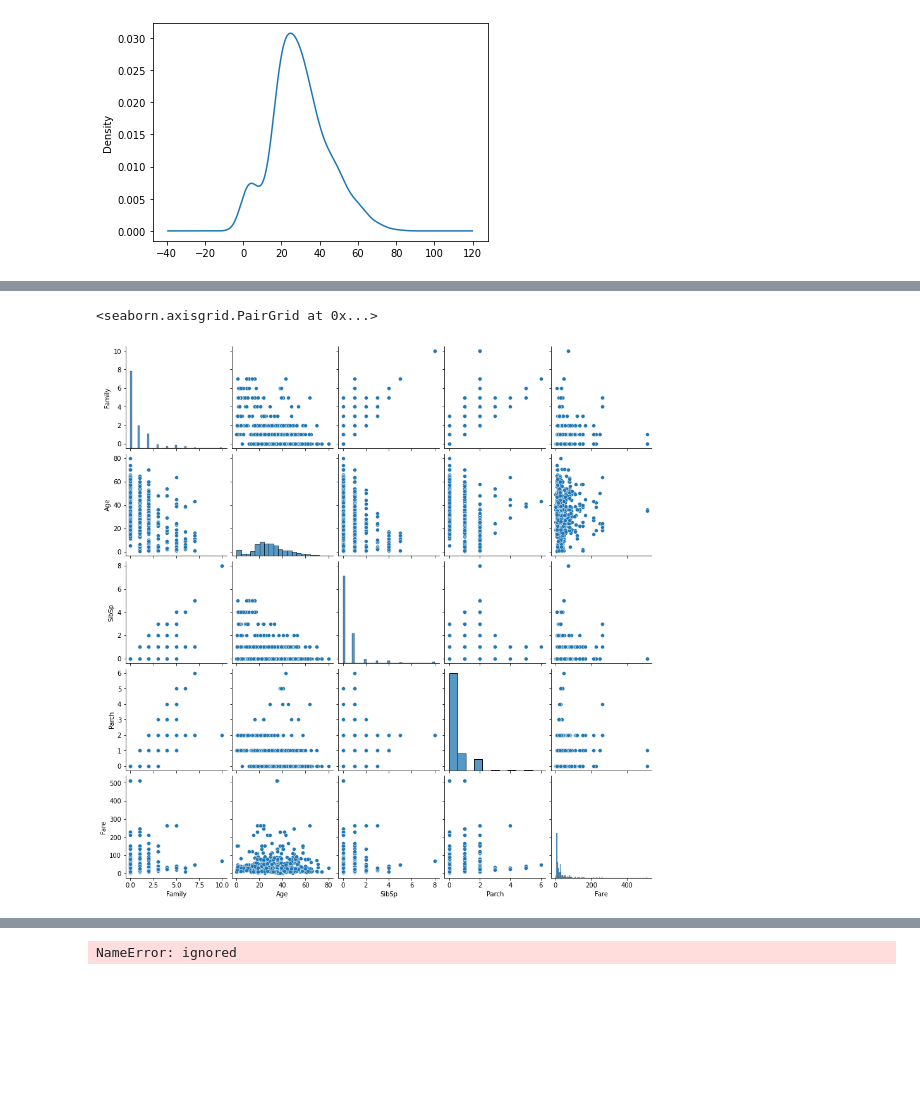
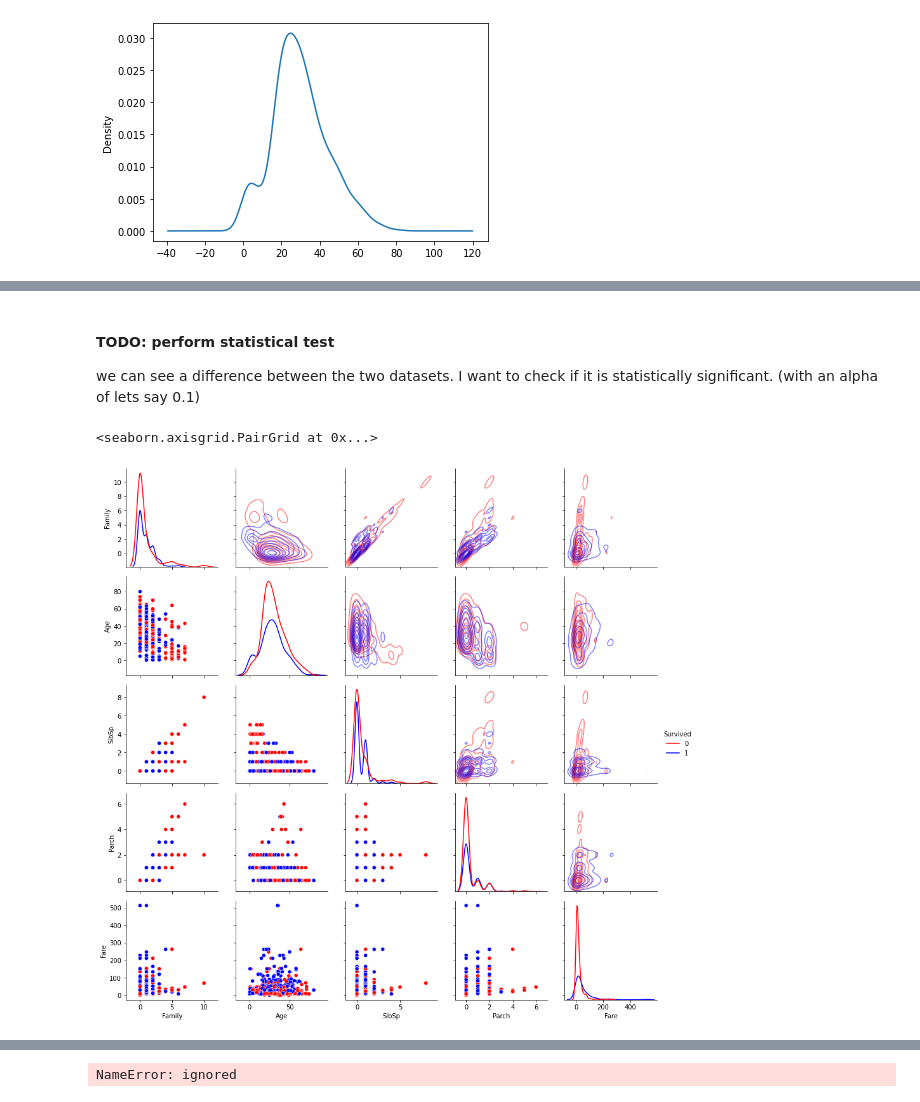
Before and after one commit to Amiros1322/kag_Titanic, a Jupyter notebook: Titanic.ipynb, the cells around one changed output, grey strips where cells are left out. Cells and saved outputs as stored; diff of their text form; code cells hidden in the pictures; blank space fills up the shorter version.

```diff
--- a/Titanic.ipynb
+++ b/Titanic.ipynb
@@ -128,7 +163,22 @@ for variable, subplot in zip(categorical, ax.flatten()):
-# %%
-d1 = train_df.copy()
-d1["Family"] = d1["SibSp"] + d1["Parch"]
-sns.pairplot(d1[["Family"] + numericals])
-# %% [output]
-<seaborn.axisgrid.PairGrid at 0x...>
-[figure, removed]
+# %% [markdown]
+#### TODO: perform statistical test
+
+we can see a difference between the two datasets. I want to check if it is
+statistically significant. (with an alpha of lets say 0.1)
+# %%
+# visualizing numerical variables
+
+d1 = train_df.copy()
+
+# adding the family variable (Admittedly I got this off the internet)
+d1["Family"] = d1["SibSp"] + d1["Parch"]
+
+# plotting pair relations
+g = sns.PairGrid(d1[["Survived", "Family"] + numericals], hue="Survived", palette={0:"red", 1:"blue"}, diag_sharey=False)
+g.map_diag(sns.kdeplot)
+g.map_lower(sns.scatterplot)
+g.map_upper(sns.kdeplot, alpha=0.5)
+g.add_legend()
+# %% [output]
+<seaborn.axisgrid.PairGrid at 0x...>
+[figure, added]
```
Also changed, not shown: parts of 18 cells of this notebook.
